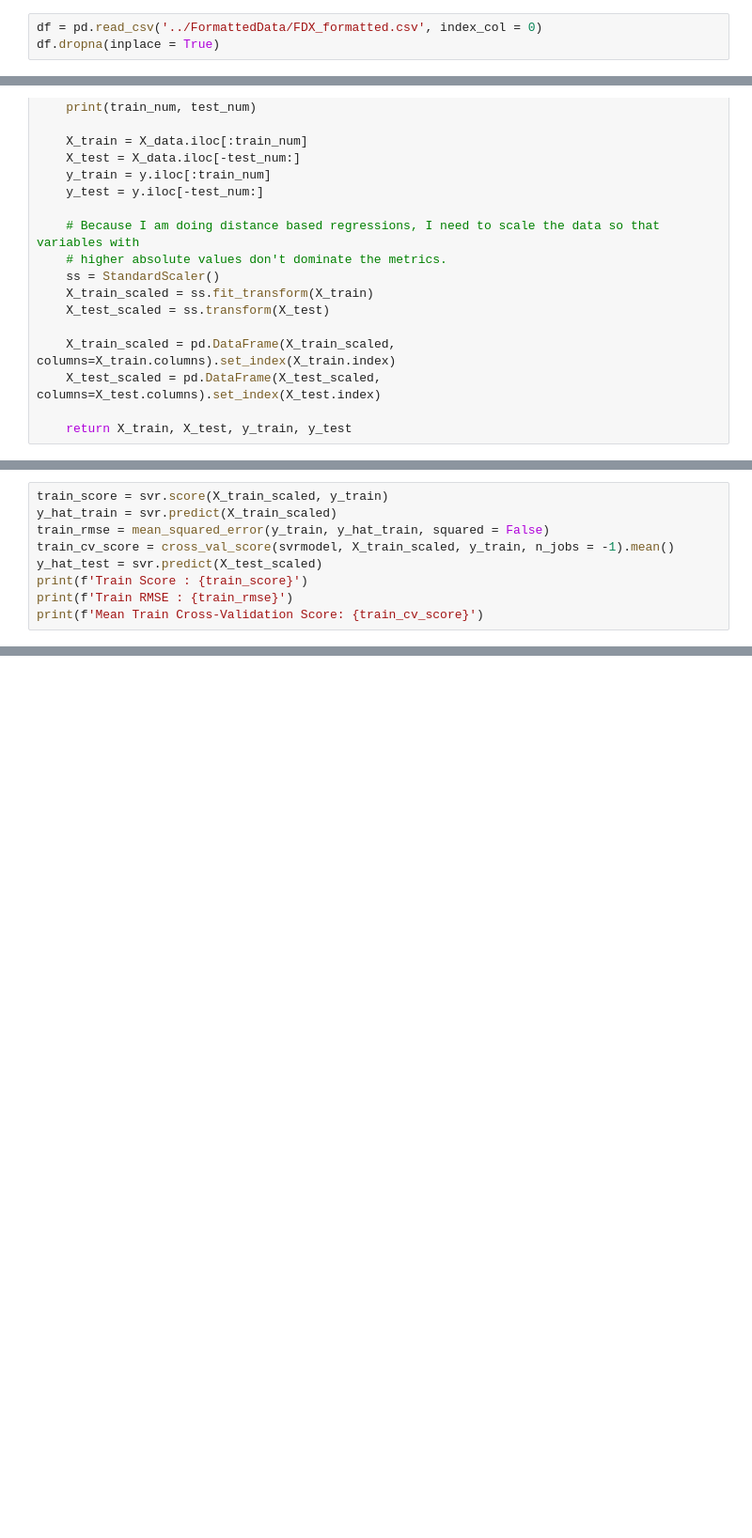
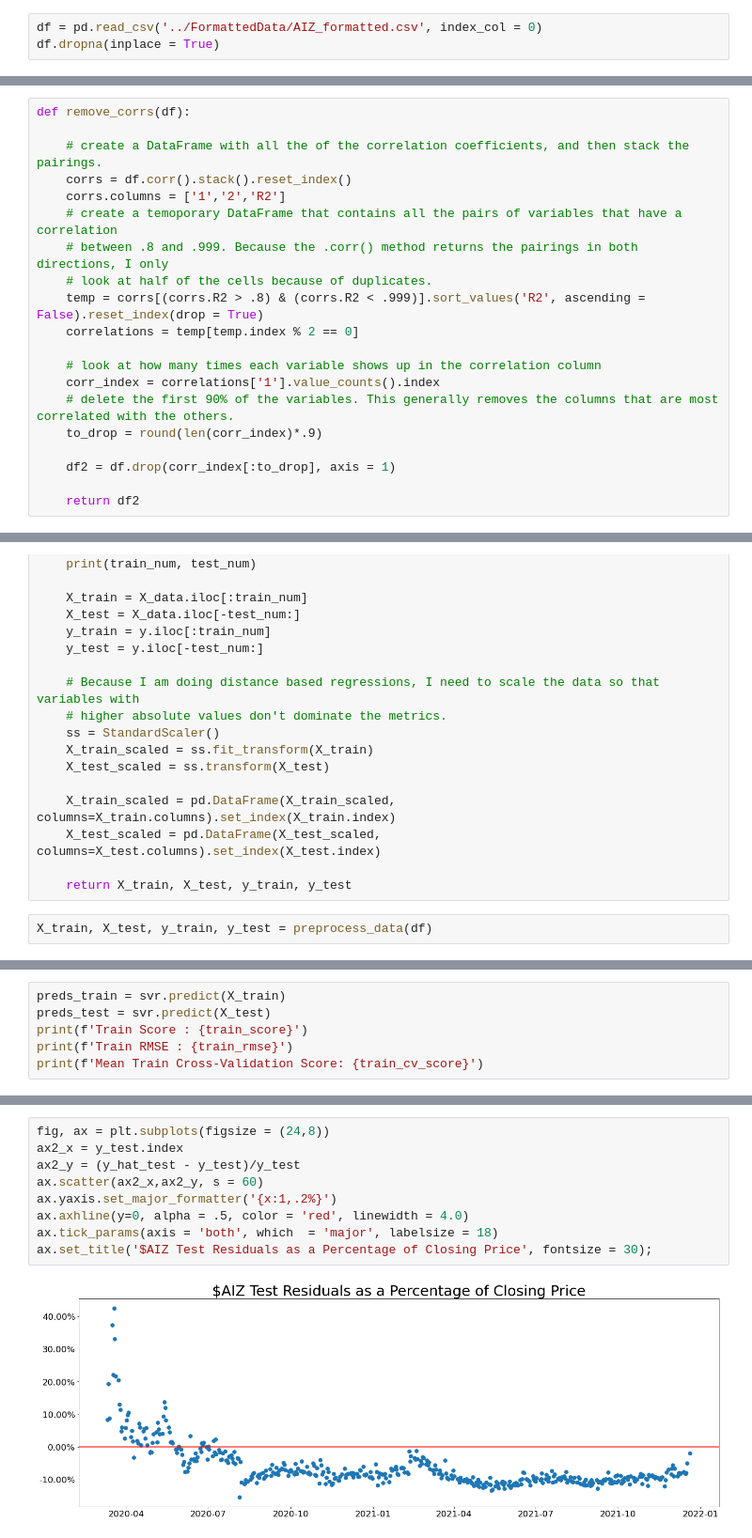
Before and after one commit to tjbray20/Market_Machine_Learning, a Jupyter notebook: Past_Models/SVMdate.ipynb, the cells around one changed output, grey strips where cells are left out. Shown at 94% size. Saved outputs shown, nothing was run; the diff lists cells and outputs as text; blank space fills up the shorter version.

Commit message:
presentation graphs

```diff
--- a/Past_Models/SVMdate.ipynb
+++ b/Past_Models/SVMdate.ipynb
@@ -15,7 +15,7 @@ from sklearn.svm import LinearSVR
 
 %matplotlib inline
 # %%
-df = pd.read_csv('../FormattedData/FDX_formatted.csv', index_col = 0)
+df = pd.read_csv('../FormattedData/AIZ_formatted.csv', index_col = 0)
 df.dropna(inplace = True)
 # %%
 # This function removes highly correlated variables within the dataset. The function looks at the
@@ -23,6 +23,26 @@ df.dropna(inplace = True)
 # of those between .8 and .999. While working with data from different companies, I found that by
 # removing the first 90% of correlated variables within the DataFrame, in almost all cases, there
 # were no longer correlations within the dataset.
+# %%
+def remove_corrs(df):
+
+    # create a DataFrame with all the of the correlation coefficients, and then stack the pairings.
+    corrs = df.corr().stack().reset_index()
+    corrs.columns = ['1','2','R2']
+    # create a temoporary DataFrame that contains all the pairs of variables that have a correlation
+    # between .8 and .999. Because the .corr() method returns the pairings in both directions, I only
+    # look at half of the cells because of duplicates.
+    temp = corrs[(corrs.R2 > .8) & (corrs.R2 < .999)].sort_values('R2', ascending = False).reset_index(drop = True)
+    correlations = temp[temp.index % 2 == 0]
+
+    # look at how many times each variable shows up in the correlation column
+    corr_index = correlations['1'].value_counts().index
+    # delete the first 90% of the variables. This generally removes the columns that are most correlated with the others.
+    to_drop = round(len(corr_index)*.9)
+
+    df2 = df.drop(corr_index[:to_drop], axis = 1)
+
+    return df2
 # %%
 # This function preprocesses my data so it is ready for distanced based regressions.
 
@@ -63,3 +83,5 @@ def preprocess_data(df, target_var = 'close'):
     X_test_scaled = pd.DataFrame(X_test_scaled, columns=X_test.columns).set_index(X_test.index)
 
     return X_train, X_test, y_train, y_test
+# %%
+X_train, X_test, y_train, y_test = preprocess_data(df)
@@ -70,9 +94,6 @@ svrmodel = svr.fit(X_train_scaled, y_train)
 # %%
-train_score = svr.score(X_train_scaled, y_train)
-y_hat_train = svr.predict(X_train_scaled)
-train_rmse = mean_squared_error(y_train, y_hat_train, squared = False)
-train_cv_score = cross_val_score(svrmodel, X_train_scaled, y_train, n_jobs = -1).mean()
-y_hat_test = svr.predict(X_test_scaled)
+preds_train = svr.predict(X_train)
+preds_test = svr.predict(X_test)
 print(f'Train Score : {train_score}')
 print(f'Train RMSE : {train_rmse}')
 print(f'Mean Train Cross-Validation Score: {train_cv_score}')
@@ -109,0 +104,11 @@ Text(0.5, 1.0, 'Test Residuals as a Percentage of Closing Price')
+# %%
+fig, ax = plt.subplots(figsize = (24,8))
+ax2_x = y_test.index
+ax2_y = (y_hat_test - y_test)/y_test
+ax.scatter(ax2_x,ax2_y, s = 60)
+ax.yaxis.set_major_formatter('{x:1,.2%}')
+ax.axhline(y=0, alpha = .5, color = 'red', linewidth = 4.0)
+ax.tick_params(axis = 'both', which  = 'major', labelsize = 18)
+ax.set_title('$AIZ Test Residuals as a Percentage of Closing Price', fontsize = 30);
+# %% [output]
+[figure, added]
```
Also changed, not shown: parts of 5 cells of this notebook, 2 other files.
